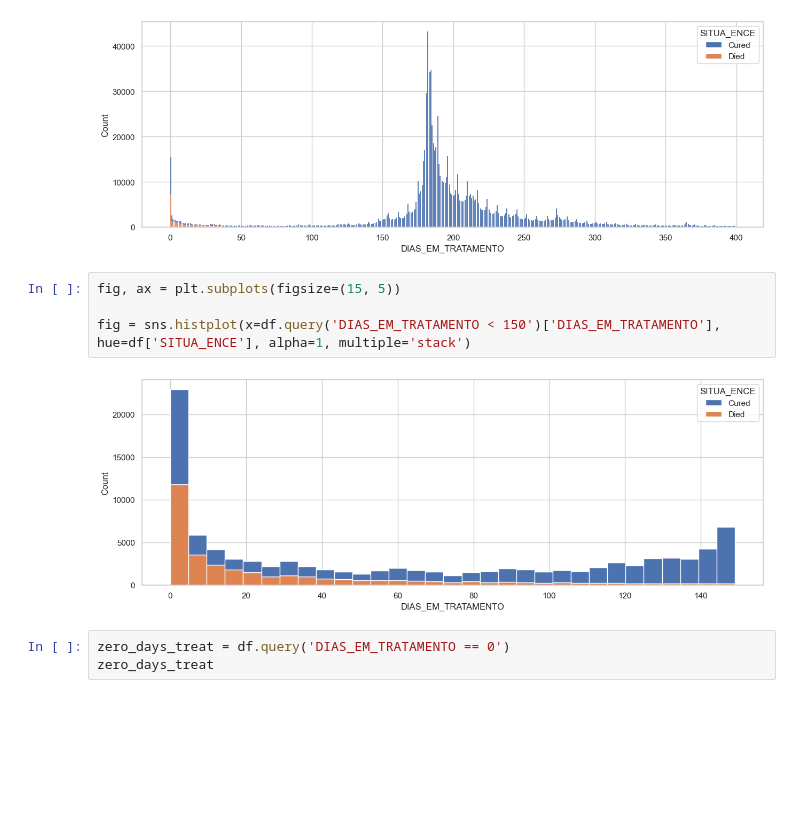
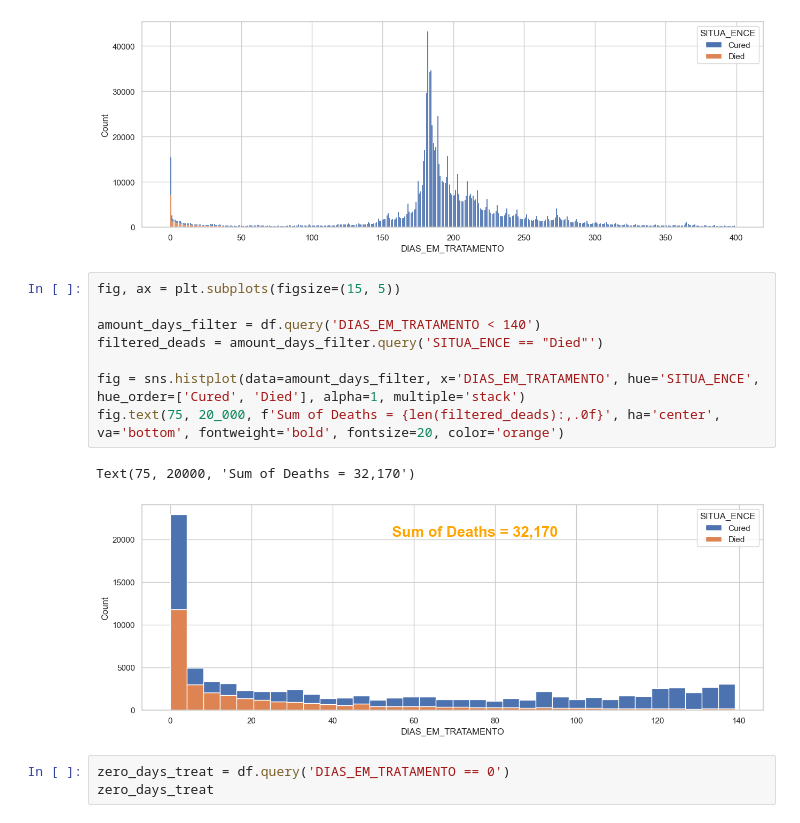
Before and after one commit to eduardochaves1/prog-tuberculose, a Jupyter notebook: notebooks/2_EDA.ipynb, the cells around one changed output. Saved outputs shown, nothing was run; the diff lists cells and outputs as text; blank space fills up the shorter version.

```diff
--- a/notebooks/2_EDA.ipynb
+++ b/notebooks/2_EDA.ipynb
@@ -103,9 +103,14 @@ fig = sns.histplot(x=df.query('DIAS_EM_TRATAMENTO < 400')['DIAS_EM_TRATAMENTO'],
 # %%
 fig, ax = plt.subplots(figsize=(15, 5))
 
-fig = sns.histplot(x=df.query('DIAS_EM_TRATAMENTO < 150')['DIAS_EM_TRATAMENTO'], hue=df['SITUA_ENCE'], alpha=1, multiple='stack')
+amount_days_filter = df.query('DIAS_EM_TRATAMENTO < 140')
+filtered_deads = amount_days_filter.query('SITUA_ENCE == "Died"')
+
+fig = sns.histplot(data=amount_days_filter, x='DIAS_EM_TRATAMENTO', hue='SITUA_ENCE', hue_order=['Cured', 'Died'], alpha=1, multiple='stack')
+fig.text(75, 20_000, f'Sum of Deaths = {len(filtered_deads):,.0f}', ha='center', va='bottom', fontweight='bold', fontsize=20, color='orange')
 # %% [output]
+Text(75, 20000, 'Sum of Deaths = 32,170')
-[figure, old version]
+[figure, new version]
 # %%
 zero_days_treat = df.query('DIAS_EM_TRATAMENTO == 0')
 zero_days_treat
```
Also changed, not shown: parts of 1 cell of this notebook.
